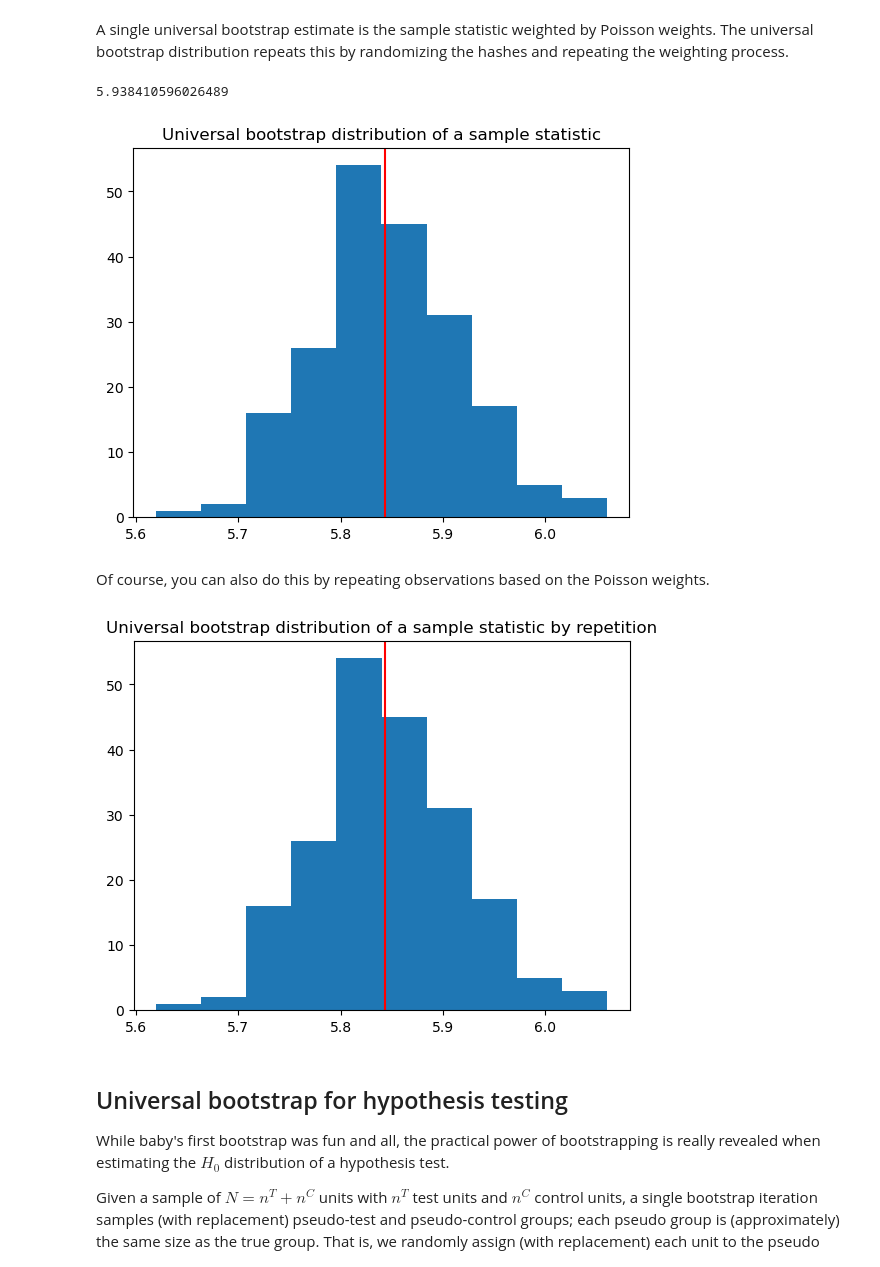
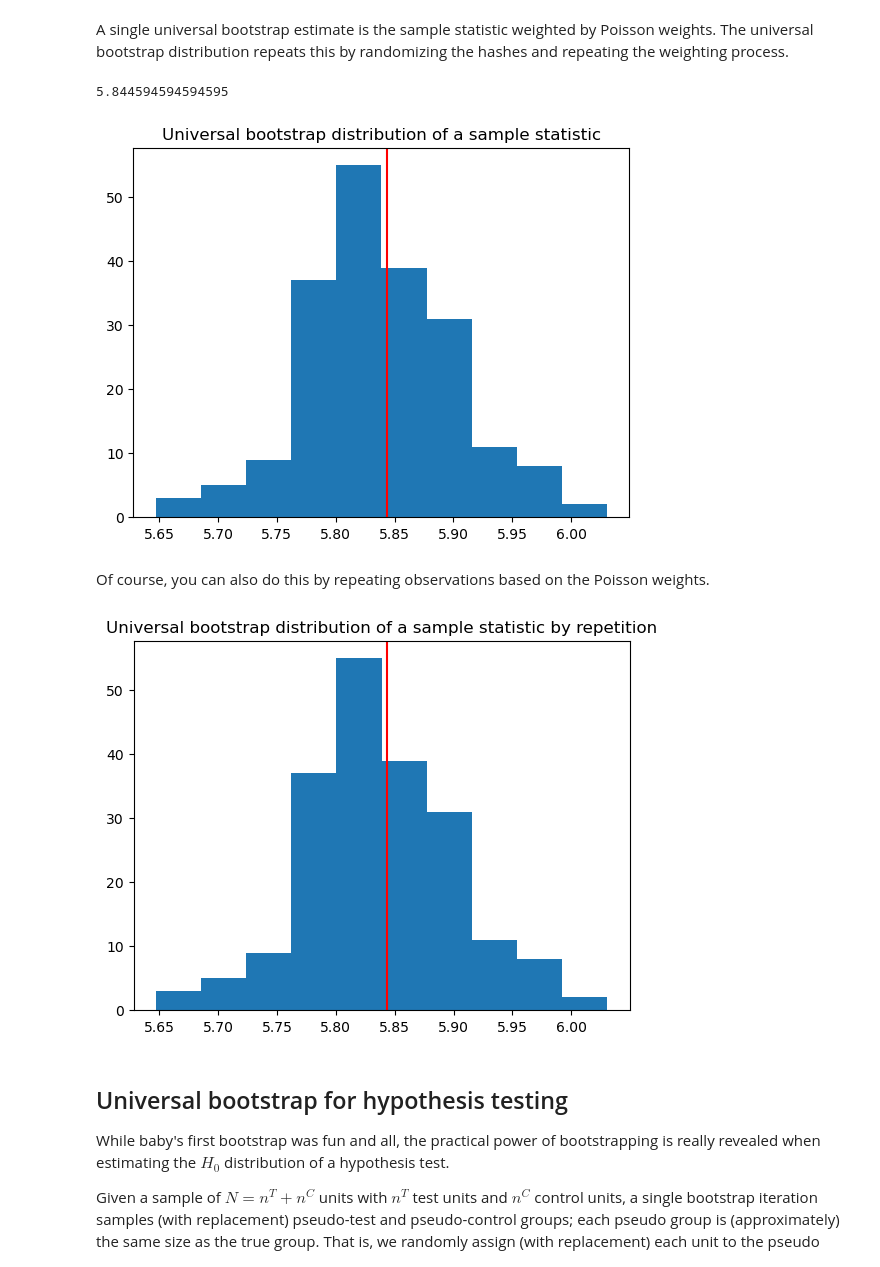
Before and after one commit to patrick-nicholson/patrick-nicholson.github.io, a Jupyter notebook: notebooks/universal-bootstrap.ipynb, the cells around one changed output. Cells and saved outputs as stored; diff of their text form; code cells hidden in the pictures.

Commit message:
updates with mmhash

```diff
--- a/notebooks/universal-bootstrap.ipynb
+++ b/notebooks/universal-bootstrap.ipynb
@@ -25,6 +25,25 @@ from uuid import uuid4
 %matplotlib inline
 
 random_state = np.random.RandomState(12345)
+# %%
+INT_MIN = np.int32(-(2**31))
+INT_MAX = np.int32(2**31 - 1)
+INT_RANGE = np.int64(2**32)
+
+_mmhash_ufunc = np.frompyfunc(murmurhash3_32, nin=1, nout=1)
+
+
+def mmhash(values):
+    """Wrapper for sklearn's MurmurHash that accepts most argument types"""
+    if np.ndim(values):
+        if np.issubdtype(values.dtype, np.int32):
+            return murmurhash3_32(values)
+        return _mmhash_ufunc(values.astype(np.bytes_)).astype(
+            np.int32
+        )
+    if isinstance(values, (bytes, str, np.int32)):
+        return murmurhash3_32(values)
+    return _mmhash_ufunc(np.array(values, dtype=np.bytes_))
 # %% [markdown]
 ## Key insight
 # %% [markdown]
@@ -128,32 +147,32 @@ ax.set_title("Bootstrap distribution of a sample statistic");
 # %% [markdown]
 A single universal bootstrap estimate is the sample statistic weighted by Poisson weights. The universal bootstrap distribution repeats this by randomizing the hashes and repeating the weighting process.
 # %%
-baby_hashes = mmhash(iris.index.values.astype(np.int32))
+baby_hashes = mmhash(iris.index.values)
 np.average(
     iris["sepal_length"],
     weights=poisson_sample_weight(baby_hashes, 1),
 )
 # %% [output]
-5.938410596026489
+5.844594594594595
 # %%
 randomization = random_state.randint(
-    -(2**31), 2**31, bootstrap_replications, dtype=np.int32
+    INT_MIN, INT_MAX, bootstrap_replications, dtype=np.int32
 )
 baby_weights = poisson_sample_weight(
     np.multiply.outer(baby_hashes, randomization), 1
 )
 poisson_baby_null = (
     baby_weights * iris["sepal_length"].values[:, None]
 ).sum(axis=0) / baby_weights.sum(axis=0)
 
 fig, ax = plt.subplots()
 ax.hist(poisson_baby_null)
 ax.axvline(iris["sepal_length"].mean(), c="red")
 ax.set_title(
     "Universal bootstrap distribution of a sample statistic"
 );
 # %% [output]
-[figure, old version]
+[figure, new version]
 # %% [markdown]
 Of course, you can also do this by repeating observations based on the Poisson weights.
 # %%
@@ -182,7 +201,7 @@ ax.set_title(
     " repetition"
 );
 # %% [output]
-[figure, old version]
+[figure, new version]
 # %% [markdown]
 ## Universal bootstrap for hypothesis testing
 
```
Also changed, not shown: parts of 6 cells of this notebook, 42 other files.
